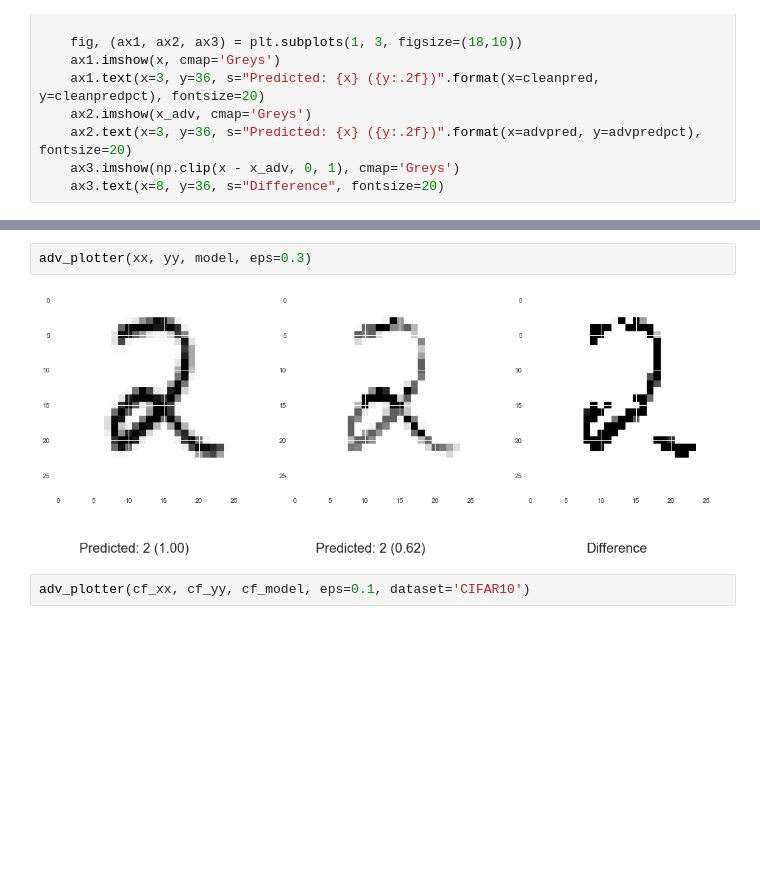
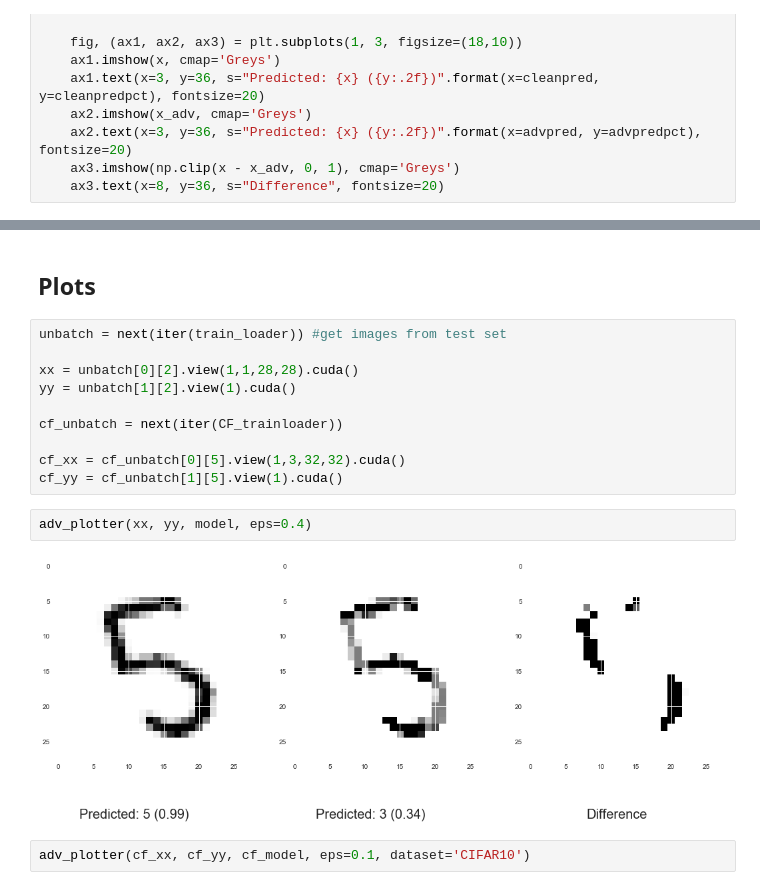
Before and after one commit to James-Brooke/Study, a Jupyter notebook: PyTorch/Adversarial attacks.ipynb, the cells around one changed output, grey strips where cells are left out. Drawn from its saved outputs; the diff is of its cells as text; blank space fills up the shorter version.

Commit message:
norm plots

```diff
--- a/PyTorch/Adversarial attacks.ipynb
+++ b/PyTorch/Adversarial attacks.ipynb
@@ -348,7 +360,19 @@ def adv_plotter(x, y, model, eps=0.3, dataset='MNIST'):
+# %% [markdown]
+## Plots
+# %%
+unbatch = next(iter(train_loader)) #get images from test set
+
+xx = unbatch[0][2].view(1,1,28,28).cuda()
+yy = unbatch[1][2].view(1).cuda()
+
+cf_unbatch = next(iter(CF_trainloader))
+
+cf_xx = cf_unbatch[0][5].view(1,3,32,32).cuda()
+cf_yy = cf_unbatch[1][5].view(1).cuda()
 # %%
-adv_plotter(xx, yy, model, eps=0.3)
+adv_plotter(xx, yy, model, eps=0.4)
 # %% [output]
-[figure, old version]
+[figure, new version]
 # %%
 adv_plotter(cf_xx, cf_yy, cf_model, eps=0.1, dataset='CIFAR10')
 # %% [output]
```
Also changed, not shown: parts of 17 cells of this notebook.
